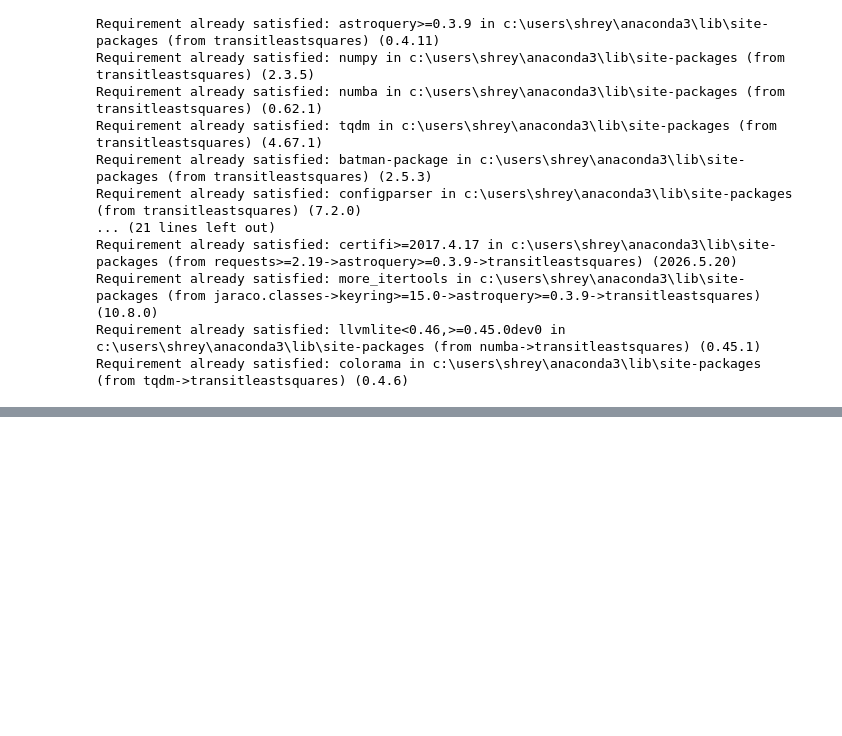
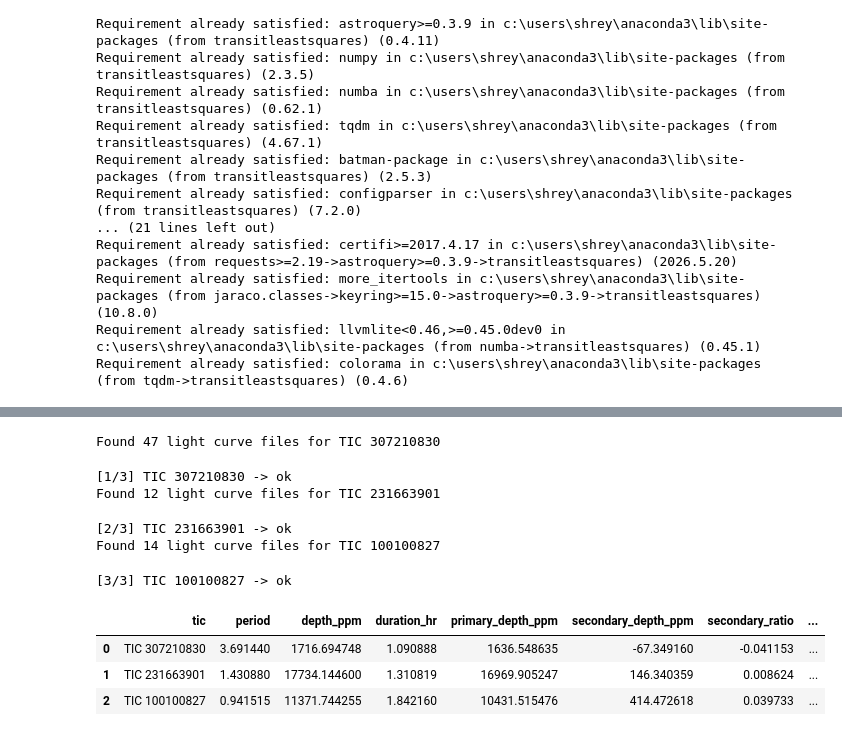
Before and after one commit to ShreyaShirsh/AI-enabled-detection-of-exoplanets, a Jupyter notebook: main.ipynb, the cells around one changed output, grey strips where cells are left out. Saved outputs shown, nothing was run; the diff lists cells and outputs as text; code cells hidden in the pictures; blank space fills up the shorter version.

```diff
--- a/main.ipynb
+++ b/main.ipynb
@@ -294,0 +359,38 @@ from sklearn.calibration import CalibratedClassifierCV
+# %%
+def run_batch(tic_list, results_csv="results.csv", clf=None, feature_cols=None):
+    """Process many stars into one CSV. Safe to stop and rerun -- it resumes."""
+    done = set()
+    if os.path.exists(results_csv):
+        done = set(pd.read_csv(results_csv)["tic"])     # skip stars already finished
+        print(f"Resuming: {len(done)} stars already done")
+
+    for i, tic in enumerate(tic_list, 1):
+        if tic in done:
+            print(f"[{i}/{len(tic_list)}] {tic} already done, skipping")
+            continue
+        try:
+            row = process_one_star(tic, clf, feature_cols)
+        except Exception as e:                           # one bad star can't kill the run
+            row = {"tic": tic, "status": f"error: {e}"}
+        # append immediately so a crash never loses finished work
+        pd.DataFrame([row]).to_csv(results_csv, mode="a",
+                                   header=not os.path.exists(results_csv), index=False)
+        print(f"[{i}/{len(tic_list)}] {tic} -> {row.get('predicted_class', row['status'])}")
+
+    return pd.read_csv(results_csv)
+# %%
+star_list = ["TIC 307210830", "TIC 231663901", "TIC 100100827"]
+
+results = run_batch(star_list)
+results
+# %% [output]
+Found 47 light curve files for TIC 307210830
+[1/3] TIC 307210830 -> ok
+Found 12 light curve files for TIC 231663901
+[2/3] TIC 231663901 -> ok
+Found 14 light curve files for TIC 100100827
+[3/3] TIC 100100827 -> ok
+|  | tic | period | depth_ppm | duration_hr | primary_depth_ppm | secondary_depth_ppm | secondary_ratio | ... |
+| 0 | TIC 307210830 | 3.691440 | 1716.694748 | 1.090888 | 1636.548635 | -67.349160 | -0.041153 | ... |
+| 1 | TIC 231663901 | 1.430880 | 17734.144600 | 1.310819 | 16969.905247 | 146.340359 | 0.008624 | ... |
+| 2 | TIC 100100827 | 0.941515 | 11371.744255 | 1.842160 | 10431.515476 | 414.472618 | 0.039733 | ... |
```
Also changed, not shown: parts of 4 cells of this notebook, 1 other file.
